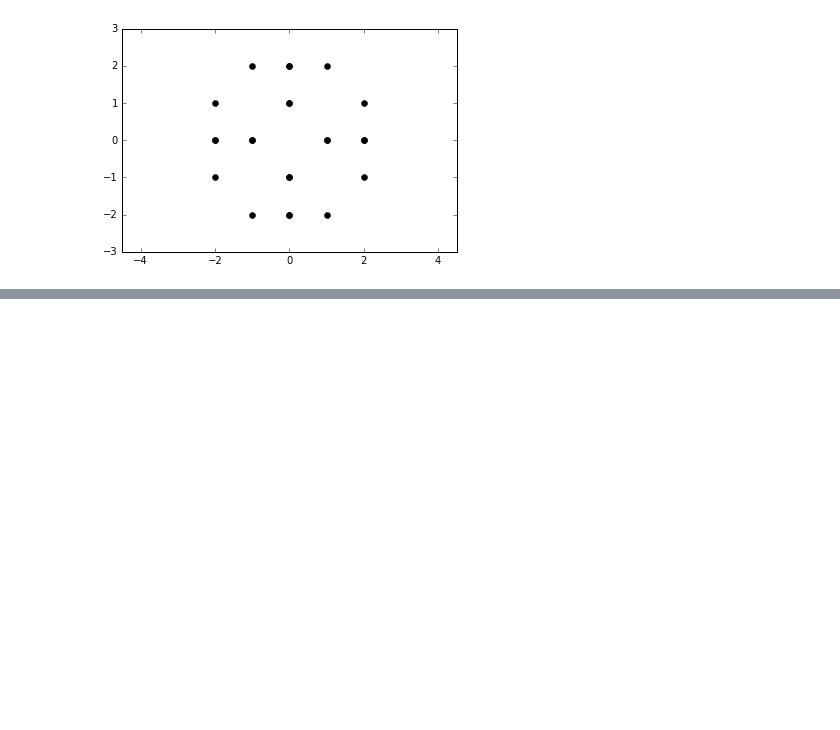
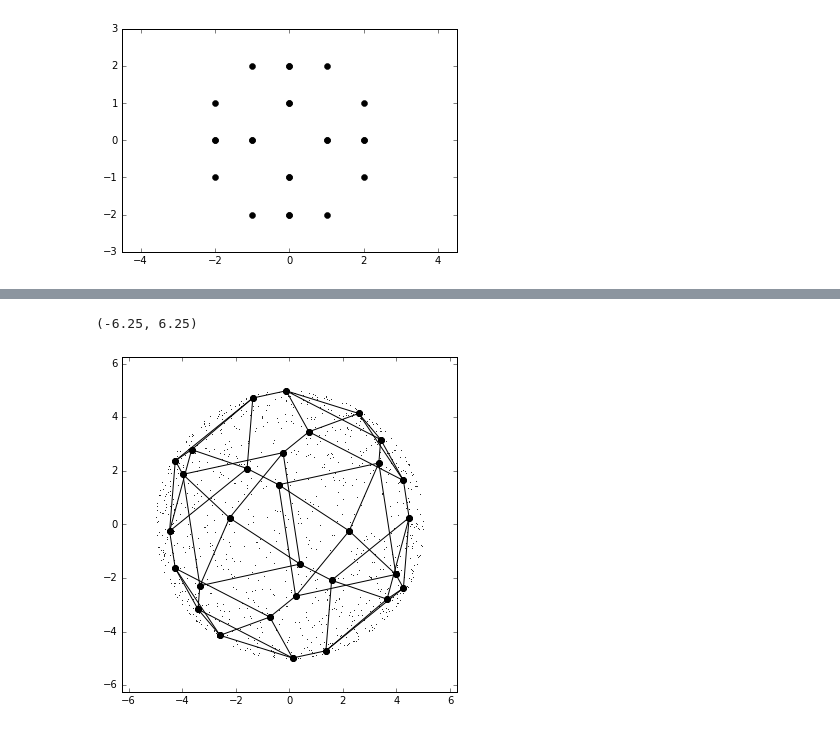
Before and after one commit to mango314/math-blog, a Jupyter notebook: 112416 - 3D shape.ipynb, the cells around one changed output, grey strips where cells are left out. Cells and saved outputs as stored; diff of their text form; code cells hidden in the pictures; blank space fills up the shorter version.

```diff
--- a/112416 - 3D shape.ipynb
+++ b/112416 - 3D shape.ipynb
@@ -109,0 +196,3 @@ plt.ylim([-3,3])
+# %%
+V = np.array(V)
+V[2], V[4]
@@ -109,0 +201,14 @@ plt.ylim([-3,3])
+# %%
+# this is a hyperplane
+a,b,c = V[2], 0.5*(V[2] + V[4]), V[4]
+
+m = np.shape(V)[0]
+
+for i in range(m):
+    for j in range(i):
+        #print 1,
+        #print np.sum(1*(np.dot(V,0.5*(V[i]+V[j]) > 0))),
+        H = 1*(np.dot(V,0.5*(V[i]+V[j])) > ( np.sqrt(np.sum(0.5*(V[i]+V[j]))**2) )*np.sqrt(np.sum(0.5*(V[i]+V[j]))**2))
+        print np.sum(H),
+    print
+m
@@ -109,0 +276,35 @@ plt.ylim([-3,3])
+# %%
+#for e in E:
+#    print e
+
+
+#A = np.zeros((3,3))
+#A[[0,1,2],[0,1,2]] = 1.0
+
+A = np.random.normal(0,1,(3,3))
+A[0] = A[0]/np.sqrt(np.sum(A[0]**2))
+A[1] = A[1] - A[0]*np.sum(A[0]*A[1])
+A[1] = A[1]/np.sqrt(np.sum(A[1]**2))
+A[2] = A[2] - A[0]*np.sum(A[0]*A[2]) - A[1]*np.sum(A[1]*A[2])
+A[2] = A[2]/np.sqrt(np.sum(A[2]**2))
+
+for e in E:
+    x = np.dot( e, A[:,:2])
+    #print x
+
+    plt.plot( x[:,0], x[:,1], 'k-')
+    plt.plot( x[:,0], x[:,1], 'ko')
+
+z = np.random.normal(0,1,(1000,3))
+z = np.sqrt(25)*z/np.sqrt(np.sum(z**2, axis=1) )[...,None]
+w = np.dot(z, A[:,:2])
+
+plt.plot(w[:,0], w[:,1],'k.', markersize=1)
+
+
+plt.axis("Equal")
+plt.xlim([-1.25*np.sqrt(N), 1.25*np.sqrt(N)])
+plt.ylim([-1.25*np.sqrt(N), 1.25*np.sqrt(N)])
+# %% [output]
+(-6.25, 6.25)
+[figure, added]
```
Also changed, not shown: parts of 14 cells of this notebook.
